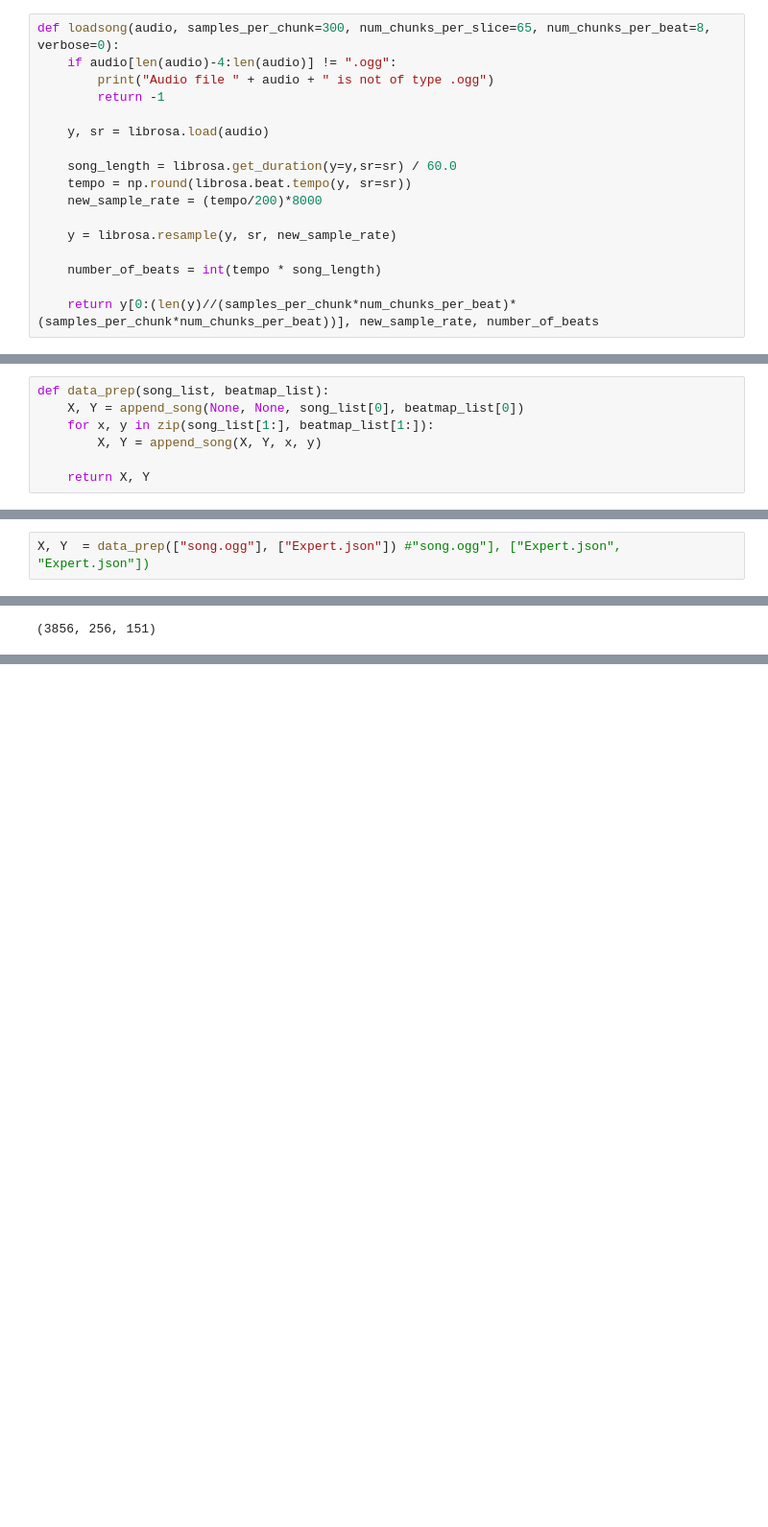
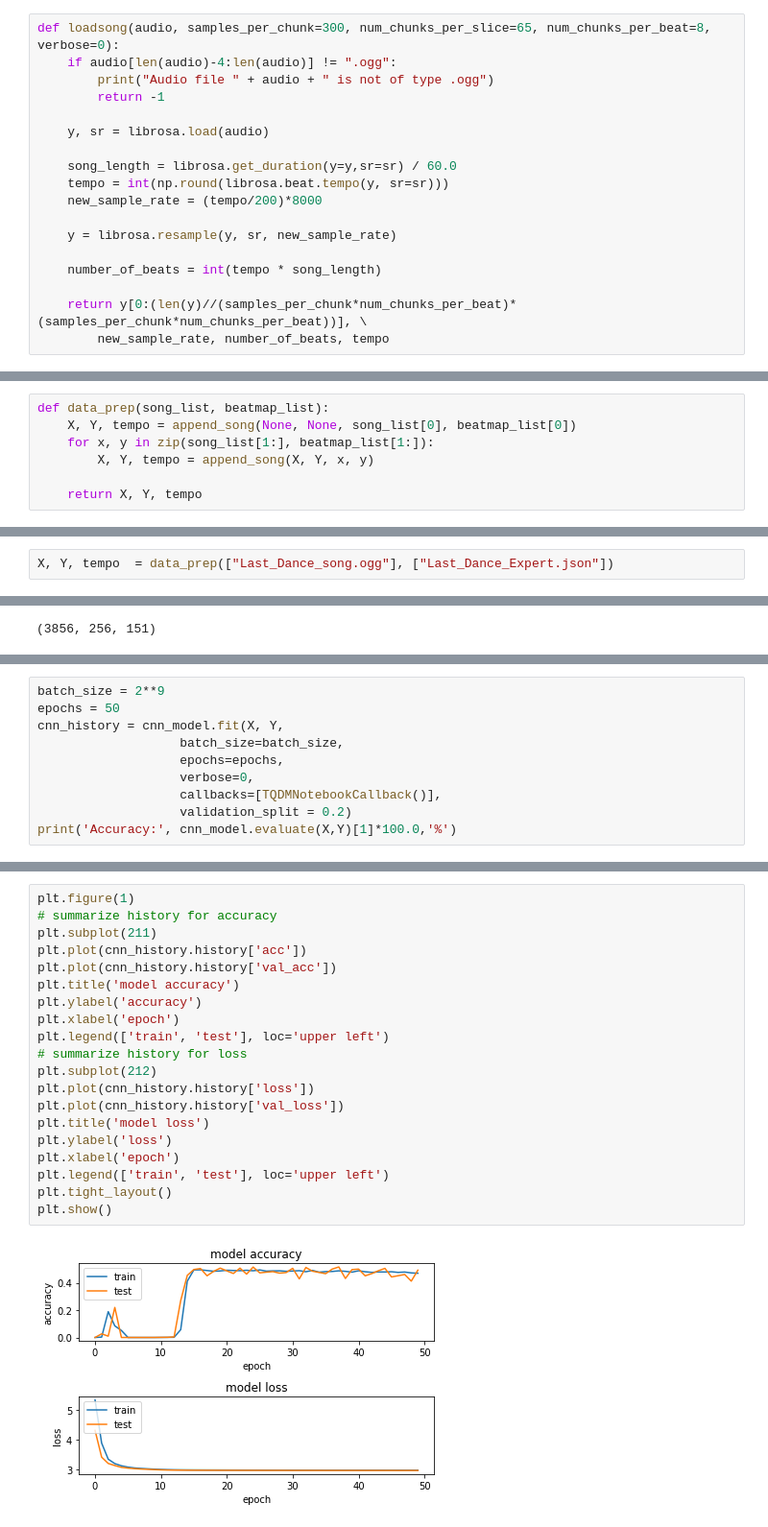
Before and after one commit to JackGoble/BeatShaper, a Jupyter notebook: NN_Training/lstm_model_v2.ipynb, the cells around one changed output, grey strips where cells are left out. Shown at 96% size. Cells and saved outputs as stored; diff of their text form; blank space fills up the shorter version.

```diff
--- a/NN_Training/lstm_model_v2.ipynb
+++ b/NN_Training/lstm_model_v2.ipynb
@@ -98,14 +105,15 @@ def loadsong(audio, samples_per_chunk=300, num_chunks_per_slice=65, num_chunks_p
     y, sr = librosa.load(audio)
 
     song_length = librosa.get_duration(y=y,sr=sr) / 60.0
-    tempo = np.round(librosa.beat.tempo(y, sr=sr))
+    tempo = int(np.round(librosa.beat.tempo(y, sr=sr)))
     new_sample_rate = (tempo/200)*8000
 
     y = librosa.resample(y, sr, new_sample_rate)
 
     number_of_beats = int(tempo * song_length)
 
-    return y[0:(len(y)//(samples_per_chunk*num_chunks_per_beat)*(samples_per_chunk*num_chunks_per_beat))], new_sample_rate, number_of_beats
+    return y[0:(len(y)//(samples_per_chunk*num_chunks_per_beat)*(samples_per_chunk*num_chunks_per_beat))], \
+        new_sample_rate, number_of_beats, tempo
 # %%
 def prep_song(song, sample_per_chunk = 300):
     song_y = song.reshape(len(song)//300,300)
@@ -136,7 +146,7 @@ def append_song(init_song, init_beatmap, song_filepath, beatmap_filepath, num_ch
 # %%
 def data_prep(song_list, beatmap_list):
-    X, Y = append_song(None, None, song_list[0], beatmap_list[0])
+    X, Y, tempo = append_song(None, None, song_list[0], beatmap_list[0])
     for x, y in zip(song_list[1:], beatmap_list[1:]):
-        X, Y = append_song(X, Y, x, y)
+        X, Y, tempo = append_song(X, Y, x, y)
 
-    return X, Y
+    return X, Y, tempo
@@ -143,5 +244,5 @@ def data_prep(song_list, beatmap_list):
 # %%
-X, Y  = data_prep(["song.ogg"], ["Expert.json"]) #"song.ogg"], ["Expert.json", "Expert.json"])
+X, Y, tempo  = data_prep(["Last_Dance_song.ogg"], ["Last_Dance_Expert.json"])
 # %%
 X.shape
 # %% [output]
@@ -152,0 +314,10 @@ Y.shape
+# %%
+batch_size = 2**9
+epochs = 50
+cnn_history = cnn_model.fit(X, Y,
+                   batch_size=batch_size,
+                   epochs=epochs,
+                   verbose=0,
+                   callbacks=[TQDMNotebookCallback()],
+                   validation_split = 0.2)
+print('Accuracy:', cnn_model.evaluate(X,Y)[1]*100.0,'%')
@@ -153 +338,23 @@ Y.shape
+# %%
+plt.figure(1)
+# summarize history for accuracy
+plt.subplot(211)
+plt.plot(cnn_history.history['acc'])
+plt.plot(cnn_history.history['val_acc'])
+plt.title('model accuracy')
+plt.ylabel('accuracy')
+plt.xlabel('epoch')
+plt.legend(['train', 'test'], loc='upper left')
+# summarize history for loss
+plt.subplot(212)
+plt.plot(cnn_history.history['loss'])
+plt.plot(cnn_history.history['val_loss'])
+plt.title('model loss')
+plt.ylabel('loss')
+plt.xlabel('epoch')
+plt.legend(['train', 'test'], loc='upper left')
+plt.tight_layout()
+plt.show()
+# %% [output]
+[figure, added]
 # %%
```
Also changed, not shown: parts of 19 cells of this notebook.
